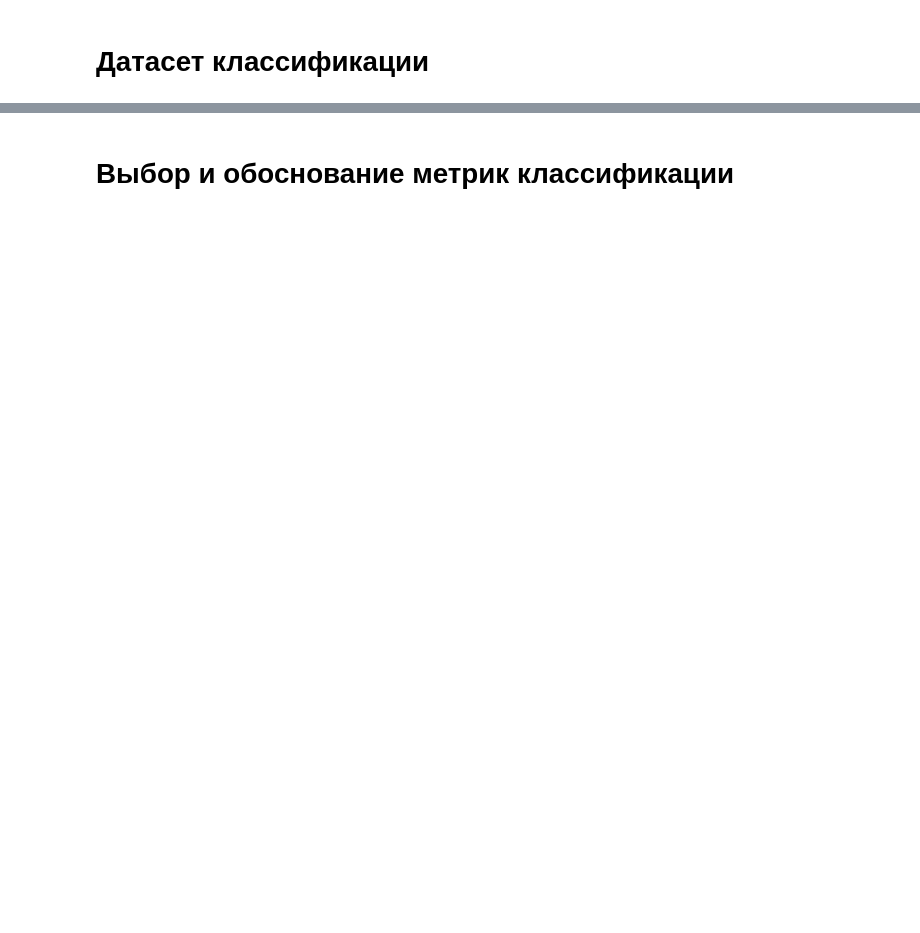
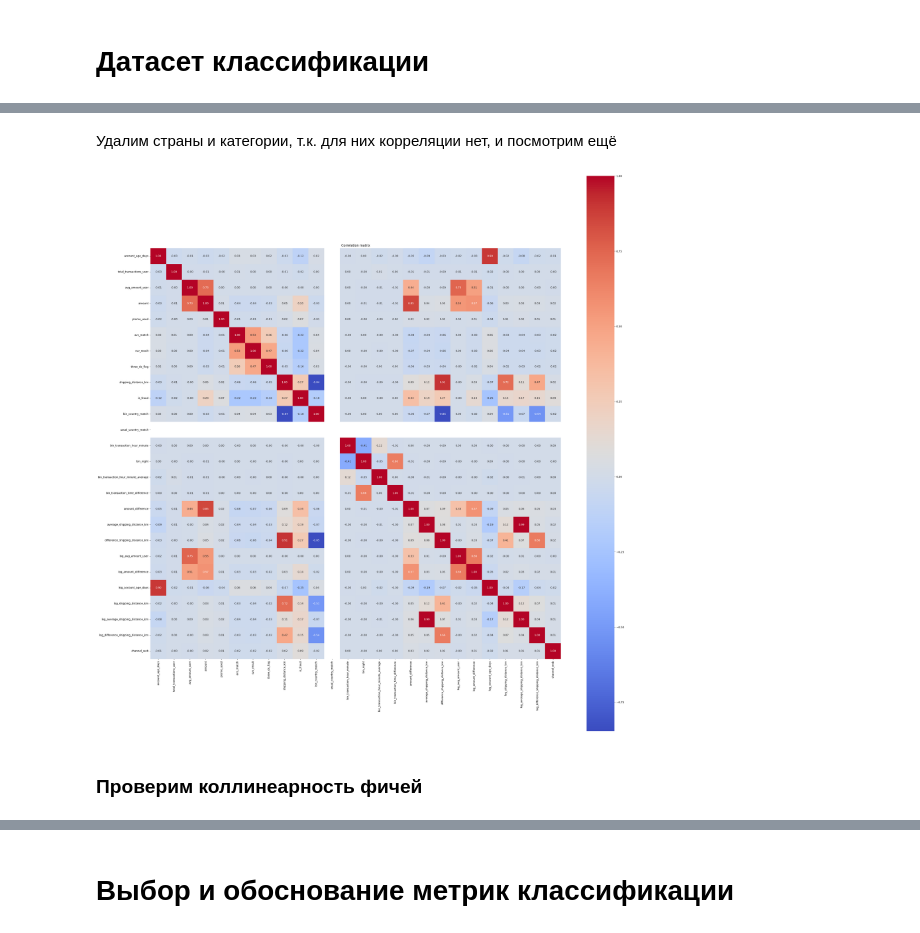
Before and after one commit to Crazy5202/AI_frameworks, a Jupyter notebook: 0_datasets-metrics.ipynb, the cells around one changed output, grey strips where cells are left out. Cells and saved outputs as stored; diff of their text form; code cells hidden in the pictures; blank space fills up the shorter version.

```diff
--- a/0_datasets-metrics.ipynb
+++ b/0_datasets-metrics.ipynb
@@ -384,0 +611,2 @@ df_onehot[TARGET_NAME].to_csv('regression_processed_target.csv')
+# %%
+log_column_names = ['avg_amount_user', 'amount_difference', 'account_age_days', 'shipping_distance_km', 'average_shipping_distance_km', 'difference_shipping_distance_km']
@@ -384,0 +689,13 @@ df_onehot[TARGET_NAME].to_csv('regression_processed_target.csv')
+# %% [markdown]
+Удалим страны и категории, т.к. для них корреляции нет, и посмотрим ещё
+# %%
+plt.figure(figsize=(30, 30))
+corr_matrix = pd.get_dummies(df.drop(columns=['usual_country', 'bin_country', 'country', 'merchant_category']), drop_first=True).corr()
+sns.heatmap(corr_matrix, annot=True, fmt=".2f", cmap='coolwarm', square=True)
+plt.title("Correlation matrix")
+plt.tight_layout()
+plt.show()
+# %% [output]
+[figure, added]
+# %% [markdown]
+### Проверим коллинеарность фичей
```
Also changed, not shown: parts of 112 cells of this notebook, 1 other file.
